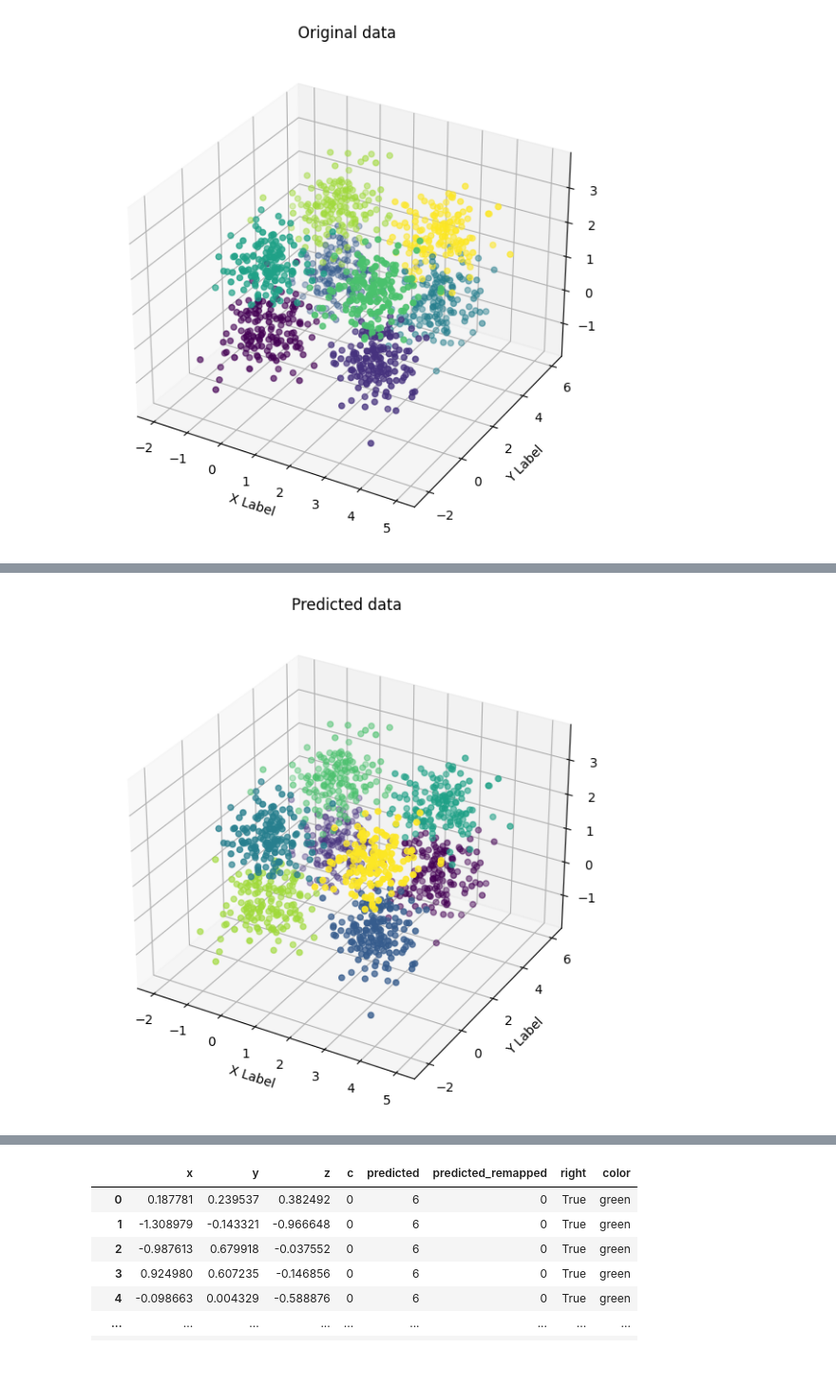
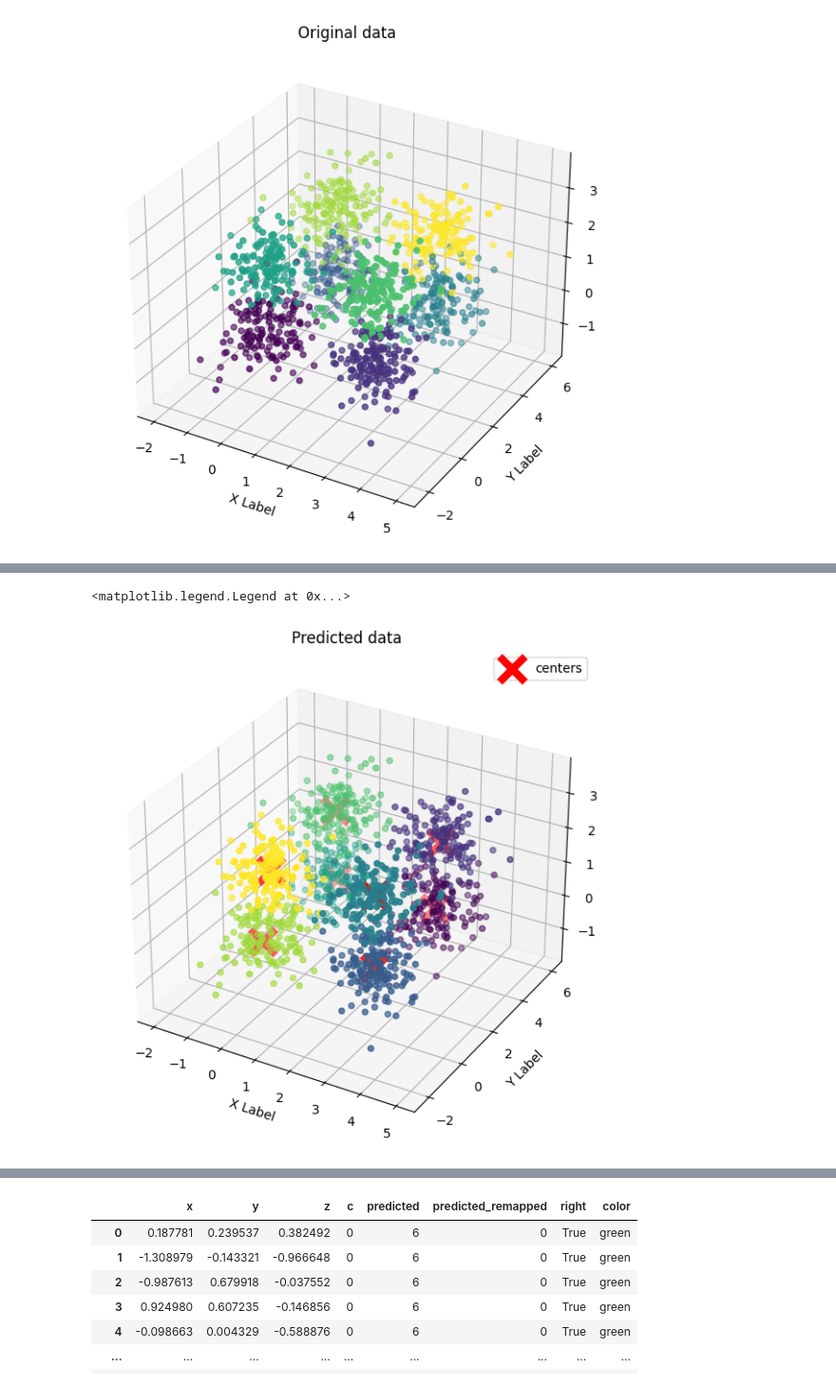
Before and after one commit to nizwant/methods_of_computational_intelligence, a Jupyter notebook: KohonenNetworks/KOH1.ipynb, the cells around one changed output, grey strips where cells are left out. Shown at 95% size. Saved outputs shown, nothing was run; the diff lists cells and outputs as text; code cells hidden in the pictures.

Commit message:
hex and better visualizations

```diff
--- a/KohonenNetworks/KOH1.ipynb
+++ b/KohonenNetworks/KOH1.ipynb
@@ -154,11 +142,23 @@ v_measure_score(cube["c"], cube["predicted"])
 # %%
 fig = plt.figure(figsize=(7, 7))
 ax = fig.add_subplot(projection="3d")
 ax.scatter(cube["x"], cube["y"], cube["z"], c=cube["predicted"])
 ax.set_xlabel("X Label")
 ax.set_ylabel("Y Label")
 ax.set_zlabel("Z Label")
 ax.title.set_text("Predicted data")
+ax.scatter(
+    kohon.weights[0],
+    kohon.weights[1],
+    kohon.weights[2],
+    c="red",
+    label="centers",
+    s=400,
+    marker="x",
+    linewidth=6,
+)
+plt.legend()
 # %% [output]
+<matplotlib.legend.Legend at 0x...>
-[figure, old version]
+[figure, new version]
 # %%
```
Also changed, not shown: parts of 14 cells of this notebook.
